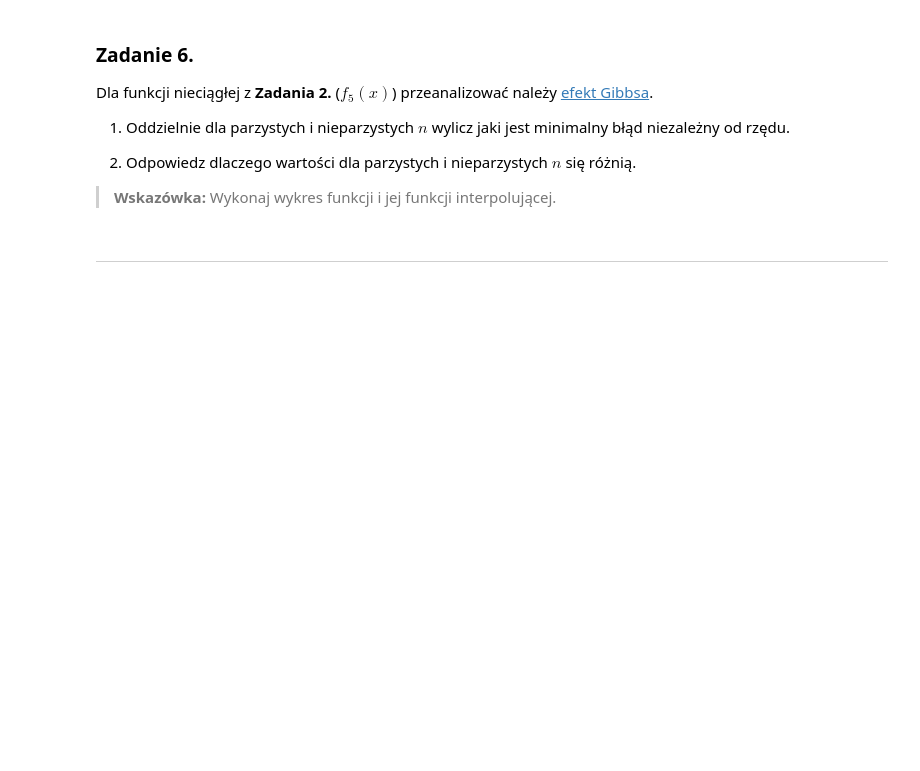
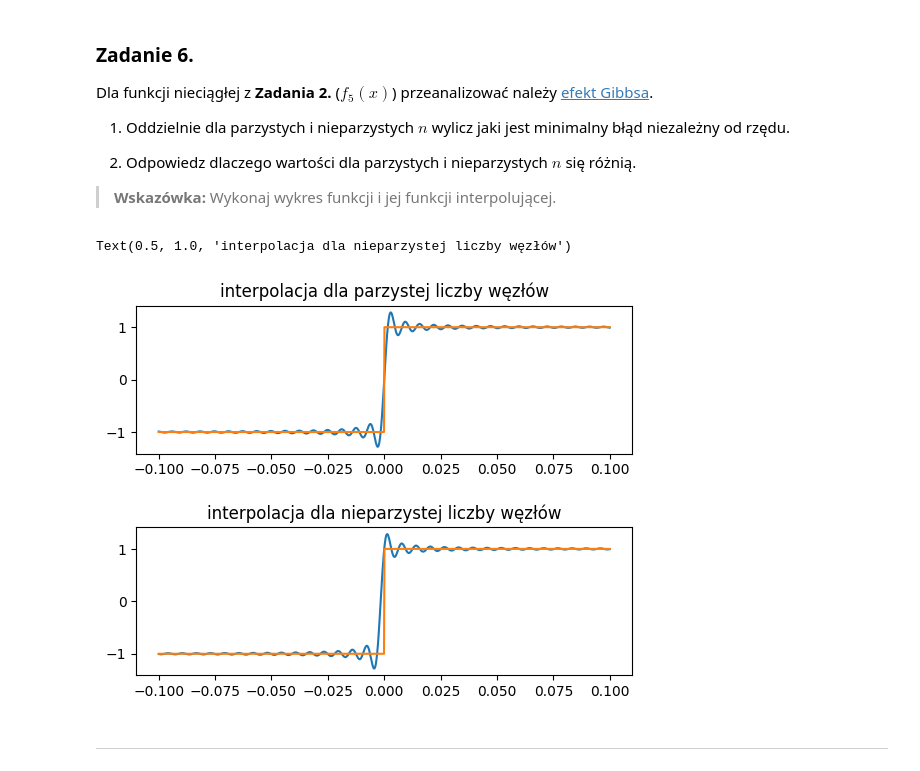
Before and after one commit to MN-KJ-2025/lab9-interpolacja-emiloosek, a Jupyter notebook: sprawozdanie.ipynb, the cells around one changed output. Cells and saved outputs as stored; diff of their text form; code cells hidden in the pictures; blank space fills up the shorter version.

```diff
--- a/sprawozdanie.ipynb
+++ b/sprawozdanie.ipynb
@@ -203,3 +225,29 @@ Dla funkcji nieciągłej z **Zadania 2.** ($f_5(x)$) przeanalizować należy [ef
+# %%
+# ===== Twoja implementacja tutaj =====
+x_parz = np.linspace(-0.1,0.1,1000)
+x_nieparz = np.linspace(-0.1,0.1,999)
+
+xi_p = main.chebyshev_nodes(1000)
+wi_p = main.bar_cheb_weights(1000)
+yi_p = f5(xi_p)
+int_p = main.barycentric_inte(xi_p, yi_p, wi_p, x_parz)
+
+xi_n = main.chebyshev_nodes(999)
+wi_n = main.bar_cheb_weights(999)
+yi_n = f5(xi_n)
+int_n = main.barycentric_inte(xi_n, yi_n, wi_n, x_nieparz)
+plt.subplot(2,1,1)
+plt.plot(x_parz, int_p)
+plt.plot(x_parz, f5(x_parz))
+plt.title("interpolacja dla parzystej liczby węzłów")
+plt.subplot(2,1,2)
+plt.subplots_adjust( hspace=0.5)
+plt.plot(x_nieparz, int_n)
+plt.plot(x_parz, f5(x_parz))
+plt.title("interpolacja dla nieparzystej liczby węzłów")
+# %% [output]
+Text(0.5, 1.0, 'interpolacja dla nieparzystej liczby węzłów')
+[figure, added]
 # %% [markdown]
 ---
 # %% [markdown]
```
Also changed, not shown: parts of 4 cells of this notebook, 1 other file.
